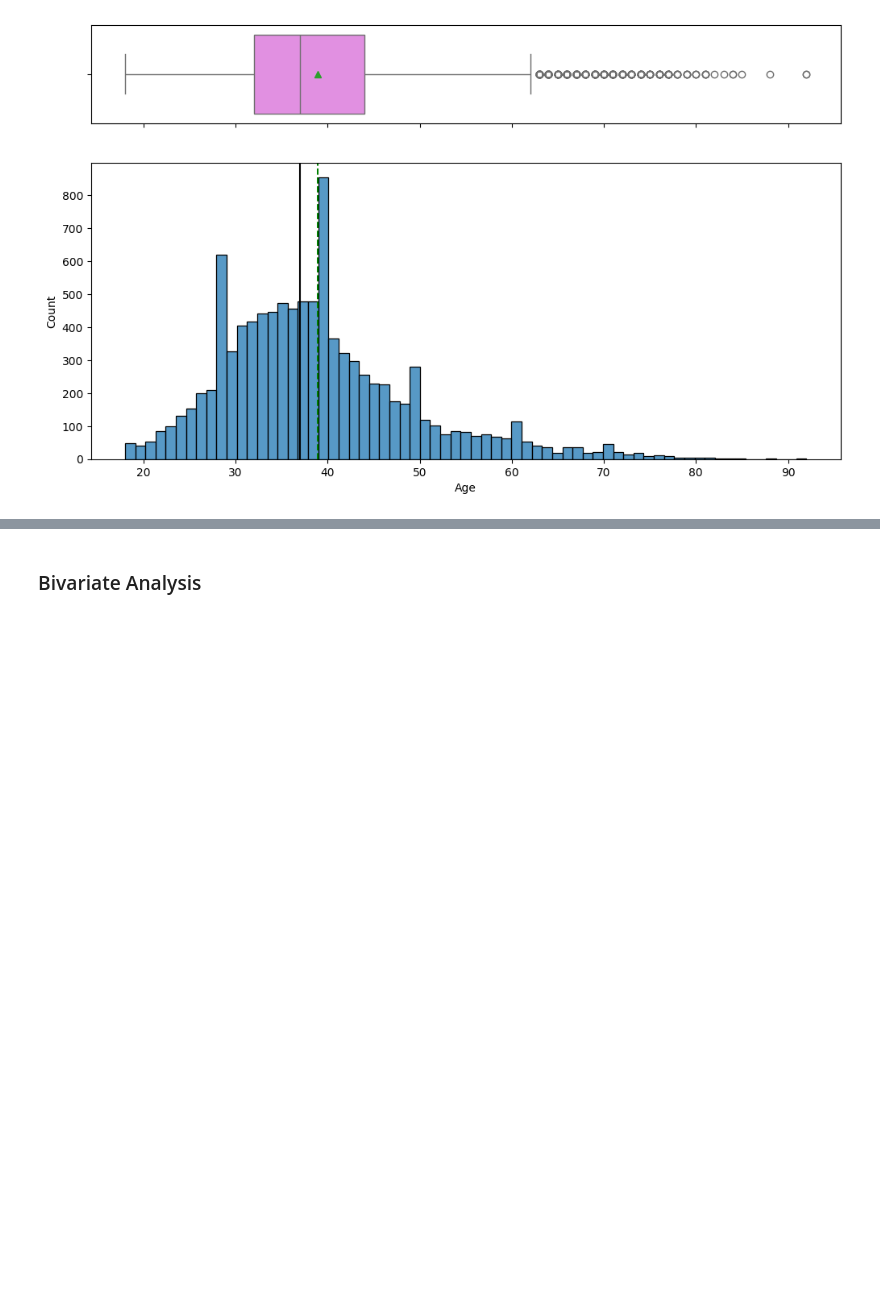
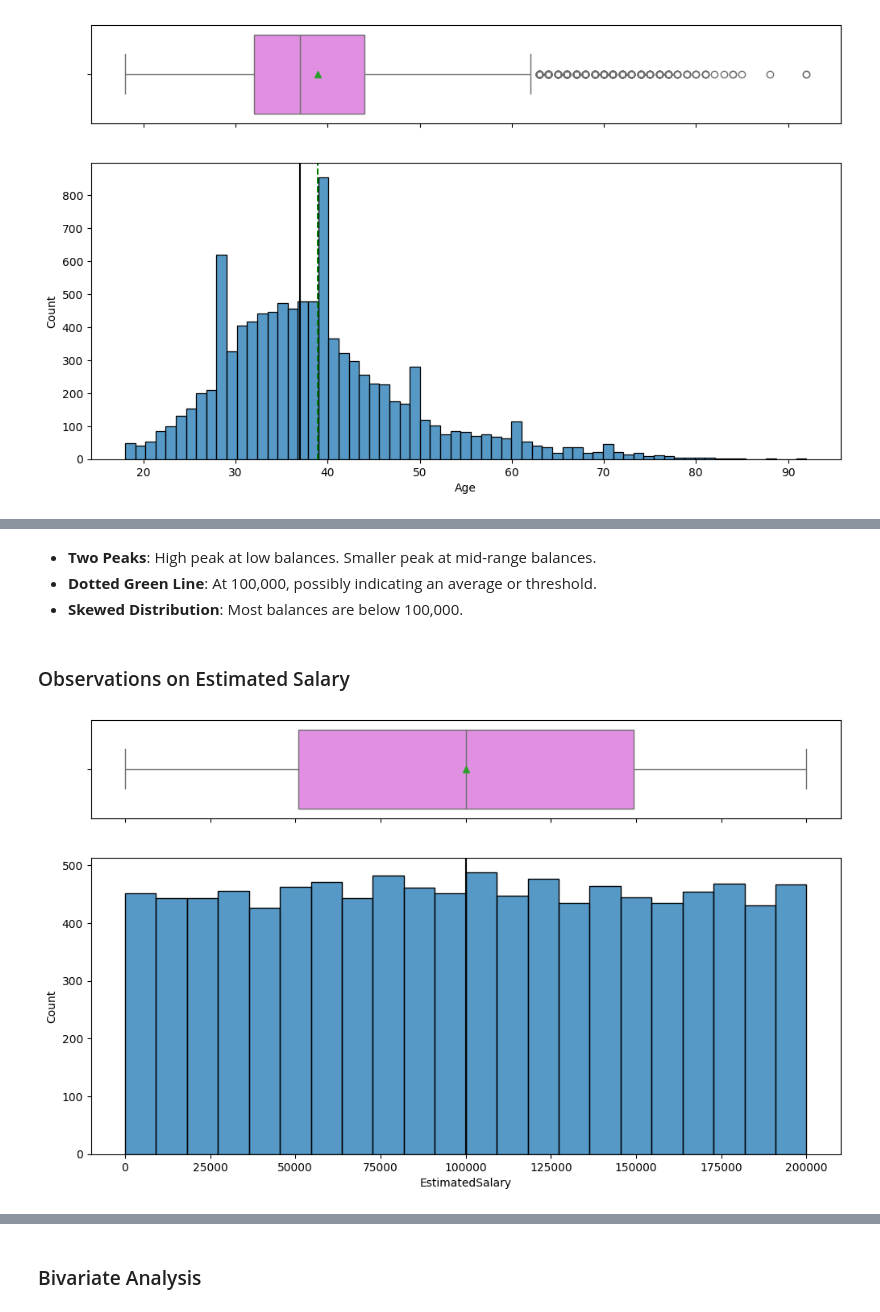
Before and after one commit to aimlalchemists/bank-churn-prediction-neural-network, a Jupyter notebook: bank_churn_prediction_neural_network_model.ipynb, the cells around one changed output, grey strips where cells are left out. Saved outputs shown, nothing was run; the diff lists cells and outputs as text; code cells hidden in the pictures; blank space fills up the shorter version.

```diff
--- a/bank_churn_prediction_neural_network_model.ipynb
+++ b/bank_churn_prediction_neural_network_model.ipynb
@@ -364,0 +370,10 @@ histogram_boxplot(ds, 'Age')
+# %% [markdown]
+- **Two Peaks**: High peak at low balances. Smaller peak at mid-range balances.
+- **Dotted Green Line**: At 100,000, possibly indicating an average or threshold.
+- **Skewed Distribution**: Most balances are below 100,000.
+# %% [markdown]
+### Observations on Estimated Salary
+# %%
+histogram_boxplot(ds, 'EstimatedSalary')
+# %% [output]
+[figure, added]
```
Also changed, not shown: parts of 35 cells of this notebook.
